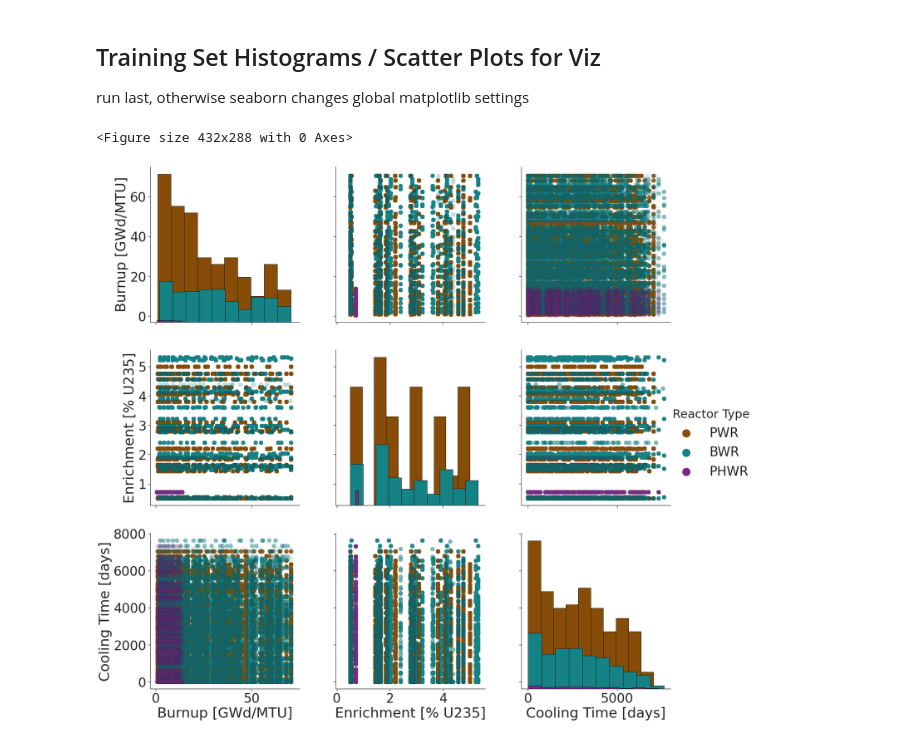
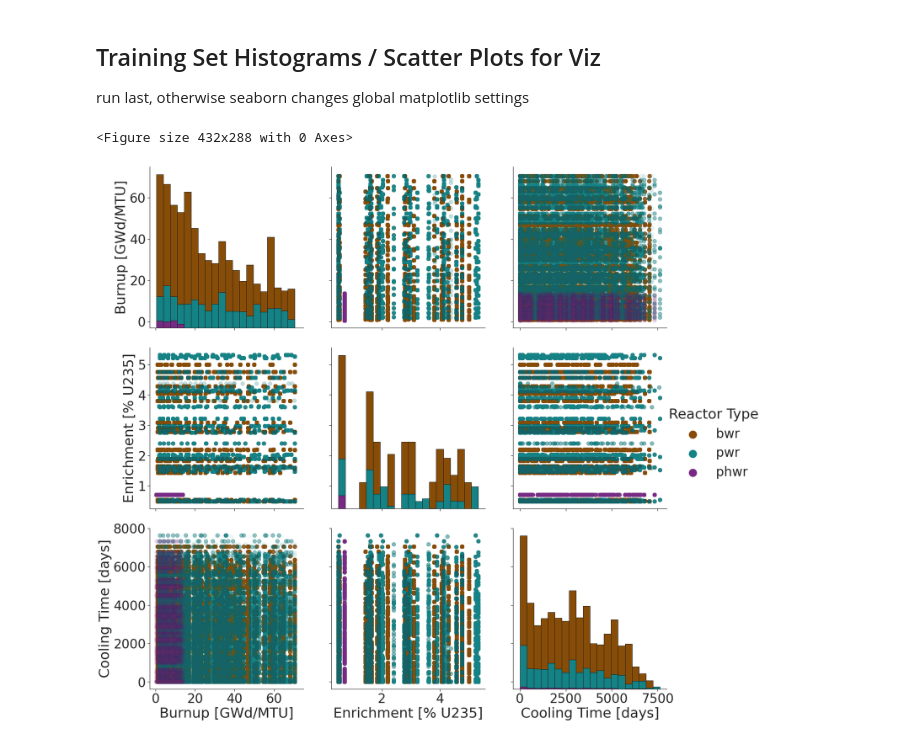
Before and after one commit to opotowsky/process_results, a Jupyter notebook: histograms_viz.ipynb, the cells around one changed output. Cells and saved outputs as stored; diff of their text form; code cells hidden in the pictures.

Commit message:
fixed error in trainset histo grid

```diff
--- a/histograms_viz.ipynb
+++ b/histograms_viz.ipynb
@@ -99,26 +104,29 @@ plt.show()
 # %% [markdown]
 ## Training Set Histograms / Scatter Plots for Viz
 run last, otherwise seaborn changes global matplotlib settings
+# %%
+train = trainXY[[burn_name, enr_name, rxtr_name, cool_name]]
+plt.clf()
+g = sns.set(style="ticks", font_scale=3)
+# %% [output]
+<Figure size 432x288 with 0 Axes>
 # %%
-plt.clf()
-train = trainXY[[burn_name, enr_name, rxtr_name, cool_name]]
-g = sns.set(style="ticks", font_scale=3)
 g = sns.PairGrid(train, hue=rxtr_name, palette=sns.color_palette(med),
                  diag_sharey=False, height=7)
-g.map_diag(plt.hist, edgecolor="k")
+g.map_diag(sns.histplot, bins=20, multiple='stack', edgecolor="k", alpha=1)
+#g.map_diag(plt.hist, bins=20, edgecolor="k", alpha=1)
 g.map_offdiag(plt.scatter, s=100, alpha=0.03)
 g.axes[0,0].set_ylim(-3, 75)
 g.axes[2,0].set_xlim(-3, 75)
 #g.axes[0,0].set_ylim(-3, 65)
 #g.axes[1,0].set_xlim(-3, 65)
 #g.axes[2,0].set_ylim(-200, 6000)
 #g.axes[2,2].set_xlim(-200, 6000)
 g.add_legend(markerscale=2)
-new_labels = ['PWR', 'BWR', 'PHWR']
-for t, l in zip(g._legend.texts, new_labels): t.set_text(l)
+#new_labels = ['BWR', 'PWR', 'PHWR']
+#for t, l in zip(g._legend.texts, new_labels): t.set_text(l)
 for lh in g._legend.legendHandles: lh.set_alpha(1)
 
 g.savefig('./plots/histogram_scatter_trainset_viz.png', bbox_inches='tight', transparent=True)
 # %% [output]
-<Figure size 432x288 with 0 Axes>
-[figure, old version]
+[figure, new version]
```
Also changed, not shown: parts of 3 cells of this notebook.
